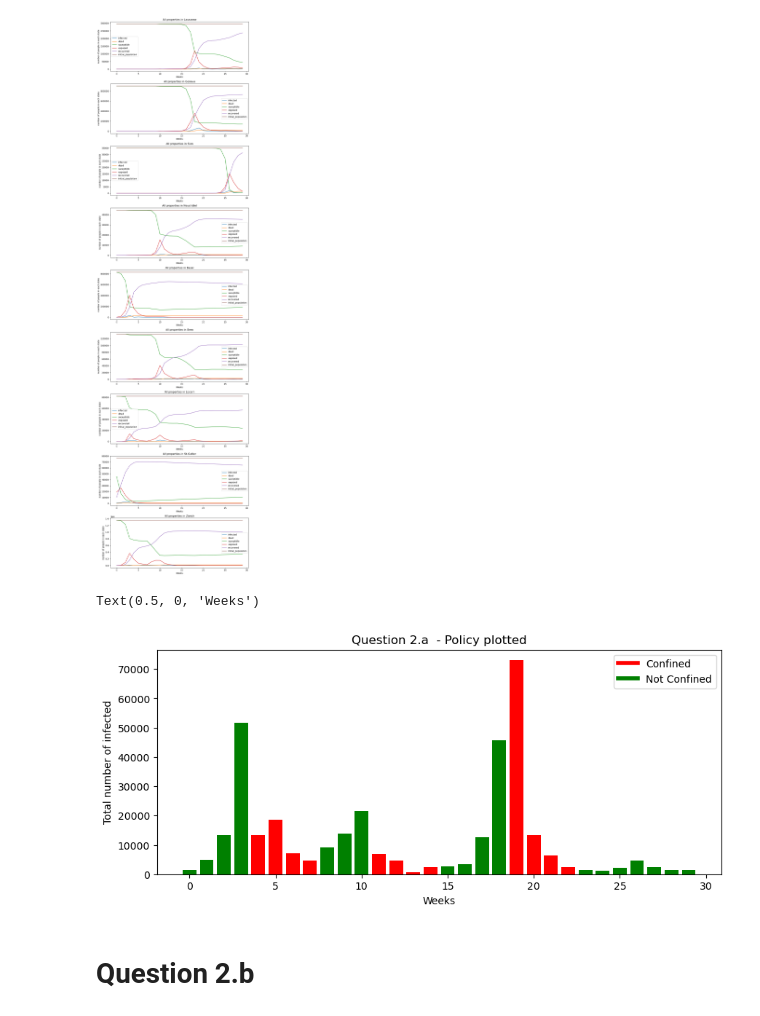
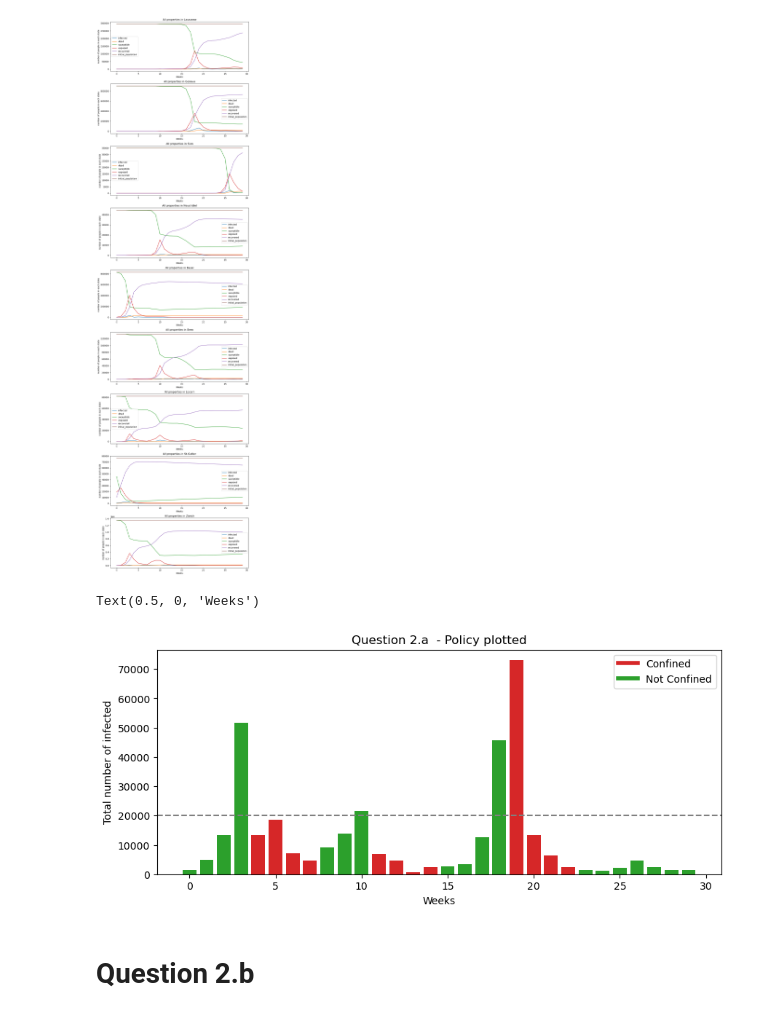
Before and after one commit to mohahf19/ANNRL-2023, a Jupyter notebook: notebooks/q2.ipynb, the cells around one changed output. Cells and saved outputs as stored; diff of their text form; code cells hidden in the pictures.

```diff
--- a/notebooks/q2.ipynb
+++ b/notebooks/q2.ipynb
@@ -38,8 +39,9 @@ dyn.draw_map()
 # Question 2.a
 # %%
 """Loading the environment"""
-env = Env(dyn,  # We pass the dynamical model to the environment
-          action_space=None,  # Here one could pass an openai gym action space that can then be sampled
-          observation_space=None,  # Here one could pass an openai gym obs space that can then be sampled
-          )
+env = Env(
+    dyn,  # We pass the dynamical model to the environment
+    action_space=None,  # Here one could pass an openai gym action space that can then be sampled
+    observation_space=None,  # Here one could pass an openai gym obs space that can then be sampled
+)
 # %%
@@ -180,31 +190,36 @@ fig.tight_layout()
 [figure]
 # %%
 from matplotlib.lines import Line2D
-custom_lines = [Line2D([0], [0], color='red', lw=4),
-                Line2D([0], [0], color='green', lw=4)]
+
+custom_lines = [
+    Line2D([0], [0], color="tab:red", lw=4),
+    Line2D([0], [0], color="tab:green", lw=4),
+]
 
 
 fig, ax = plt.subplots(1, 1, figsize=(10, 4))
 
 weeks = np.arange(len(policy))
 
 colors = []
 
 for i in range(len(policy)):
     if policy[i] == 1:
-        colors.append('red')
+        colors.append("tab:red")
     else:
-        colors.append('green')
+        colors.append("tab:green")
 
-total_tmp = {'infected': total['infected']}
+total_tmp = {"infected": total["infected"]}
 [ax.bar(weeks, y, color=colors) for y in total_tmp.values()]
-ax.legend(custom_lines, ['Confined', 'Not Confined'])
+
+ax.axhline(y=INFECTED_THRESHOLD, color="gray", linestyle="--")
+ax.legend(custom_lines, ["Confined", "Not Confined"])
 ax.set_title("Question 2.a  - Policy plotted")
-ax.set_ylabel('Total number of infected')
-ax.set_xlabel('Weeks')
+ax.set_ylabel("Total number of infected")
+ax.set_xlabel("Weeks")
 # %% [output]
 Text(0.5, 0, 'Weeks')
-[figure, old version]
+[figure, new version]
 # %% [markdown]
 # Question 2.b
 # %% [markdown]
```
Also changed, not shown: parts of 11 cells of this notebook.
